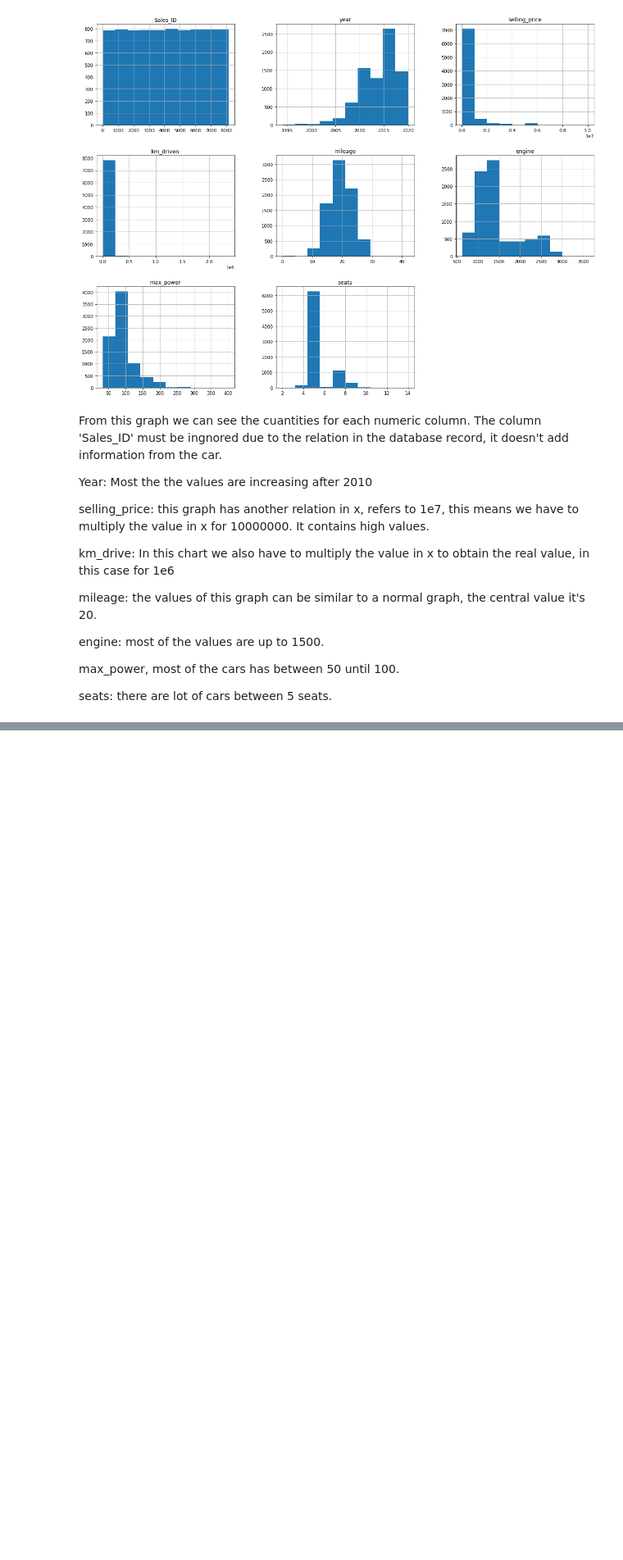
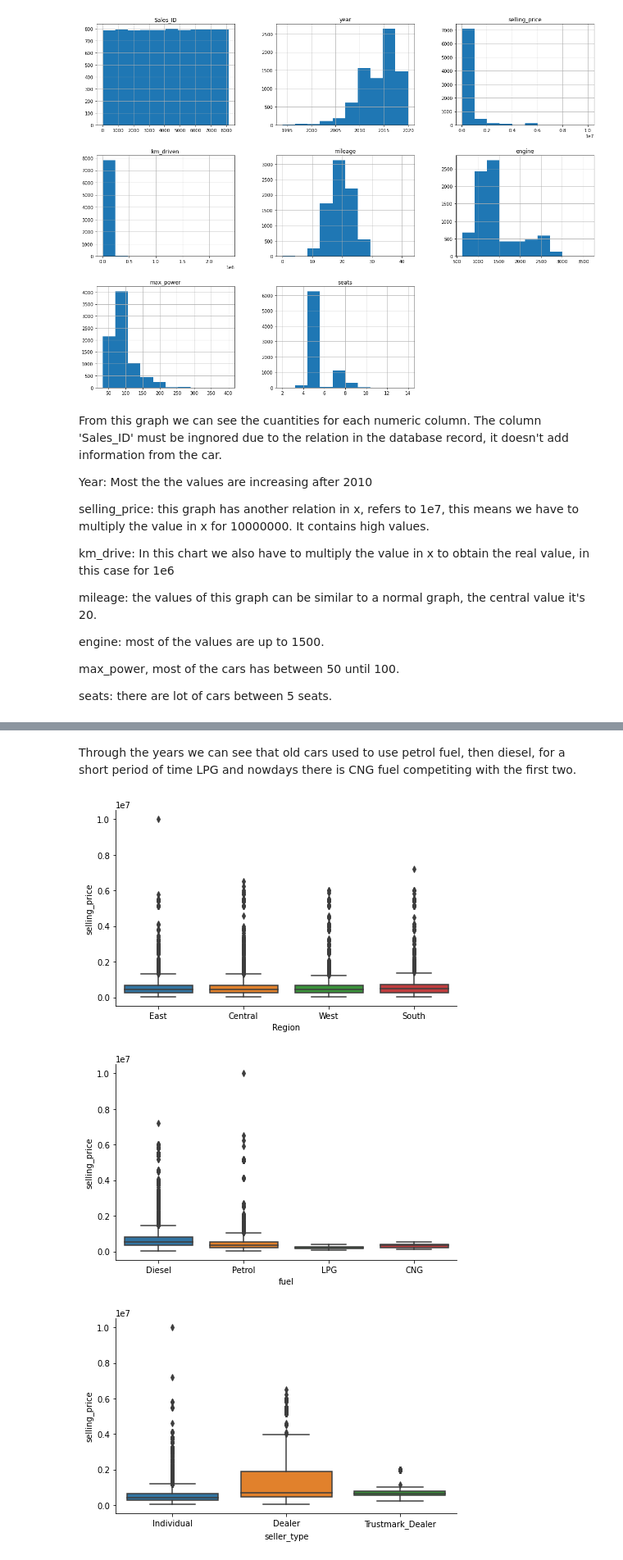
Before and after one commit to parivgabriela/DATA, a Jupyter notebook: car_selling_data/car_data.ipynb, the cells around one changed output, grey strips where cells are left out. Shown: that part at 82% size. Drawn from its saved outputs; the diff is of its cells as text; code cells hidden in the pictures; blank space fills up the shorter version.

```diff
--- a/car_selling_data/car_data.ipynb
+++ b/car_selling_data/car_data.ipynb
@@ -176,0 +200,11 @@ seats: there are lot of cars between 5 seats.
+# %% [markdown]
+Through the years we can see that old cars used to use petrol fuel, then diesel, for a short period of time LPG and nowdays there is CNG fuel competiting with the first two.
+# %%
+col_categories = ['Region', 'fuel', 'seller_type', 'transmission', 'owner']
+
+for i, col in enumerate(col_categories):
+    sns.catplot(data=df_1, x=col, y='selling_price', kind='box', height= 4, aspect=1.6)
+# %% [output]
+[figure, added]
+[figure, added]
+[figure, added]
```
Also changed, not shown: parts of 8 cells of this notebook.
